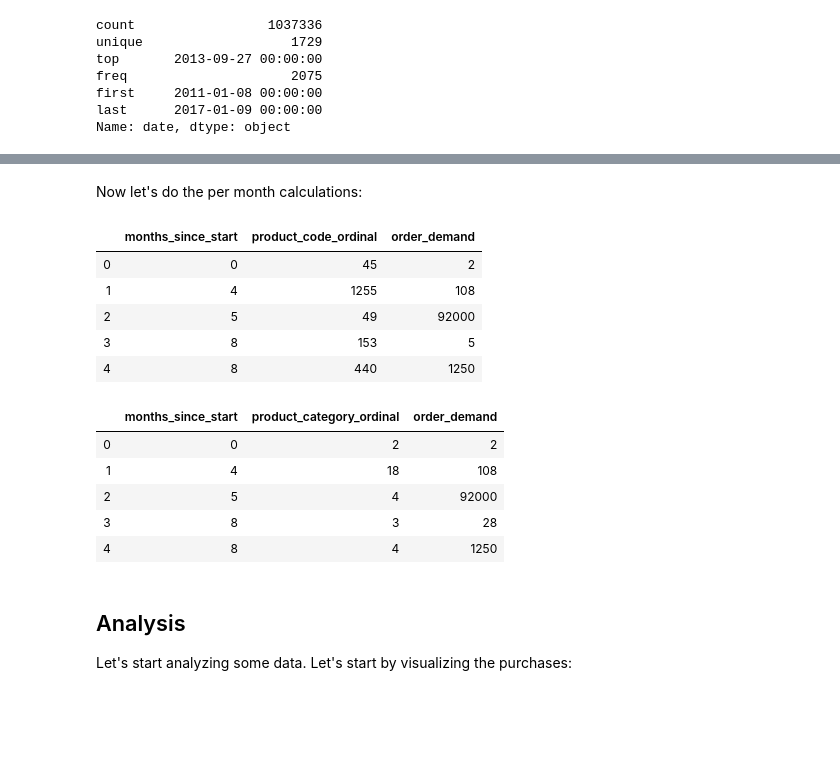
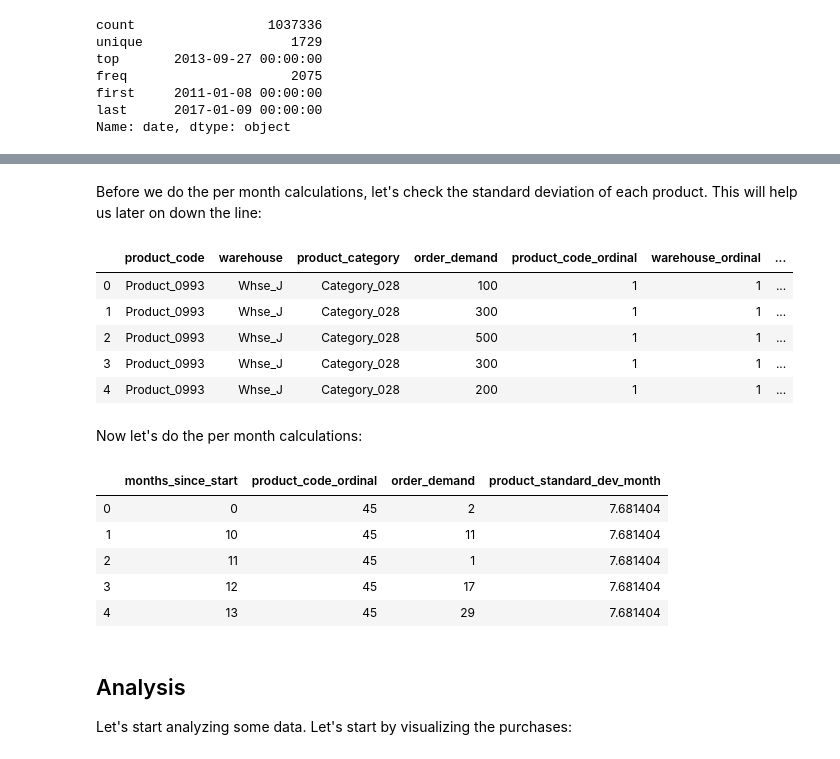
Before and after one commit to justinro-underscore/EECS731Projects, a Jupyter notebook: project5/Product Demand Analysis.ipynb, the cells around one changed output, grey strips where cells are left out. Cells and saved outputs as stored; diff of their text form; code cells hidden in the pictures; blank space fills up the shorter version.

```diff
--- a/project5/Product Demand Analysis.ipynb
+++ b/project5/Product Demand Analysis.ipynb
@@ -150,2 +163,17 @@ Start date - 2011/1
+# %% [markdown]
+Before we do the per month calculations, let's check the standard deviation of each product. This will help us later on down the line:
+# %%
+standard_deviations = product_demand_df.groupby("product_code")["order_demand"].std().reset_index()\
+    .rename(columns={"order_demand": "product_standard_dev_day"})
+standard_deviations = standard_deviations.replace(np.NaN, 0) # Make sure we have no NaN values
+product_demand_df = pd.merge(product_demand_df , standard_deviations, on=["product_code"])
+product_demand_df.head()
+# %% [output]
+|  | product_code | warehouse | product_category | order_demand | product_code_ordinal | warehouse_ordinal | ... |
+| 0 | Product_0993 | Whse_J | Category_028 | 100 | 1 | 1 | ... |
+| 1 | Product_0993 | Whse_J | Category_028 | 300 | 1 | 1 | ... |
+| 2 | Product_0993 | Whse_J | Category_028 | 500 | 1 | 1 | ... |
+| 3 | Product_0993 | Whse_J | Category_028 | 300 | 1 | 1 | ... |
+| 4 | Product_0993 | Whse_J | Category_028 | 200 | 1 | 1 | ... |
 # %% [markdown]
 Now let's do the per month calculations:
@@ -158,21 +180,19 @@ demand_categories_df = product_demand_df[["product_category_ordinal", "months_si
-# %%
-demand_products_df.head()
-# %% [output]
-|  | months_since_start | product_code_ordinal | order_demand |
-| 0 | 0 | 45 | 2 |
-| 1 | 4 | 1255 | 108 |
-| 2 | 5 | 49 | 92000 |
-| 3 | 8 | 153 | 5 |
-| 4 | 8 | 440 | 1250 |
-# %%
-demand_categories_df.head()
-# %% [output]
-|  | months_since_start | product_category_ordinal | order_demand |
-| 0 | 0 | 2 | 2 |
-| 1 | 4 | 18 | 108 |
-| 2 | 5 | 4 | 92000 |
-| 3 | 8 | 3 | 28 |
-| 4 | 8 | 4 | 1250 |
+# %%
+demand_products_month_df = product_demand_df[["product_code_ordinal", "months_since_start", "order_demand"]]\
+    .groupby(["months_since_start", "product_code_ordinal"])["order_demand"].sum().reset_index()
+# Add standard deviation feature
+standard_deviations = demand_products_month_df.groupby("product_code_ordinal")["order_demand"].std().reset_index()\
+    .rename(columns={"order_demand": "product_standard_dev_month"})
+standard_deviations = standard_deviations.replace(np.NaN, 0) # Make sure we have no NaN values
+demand_products_month_df = pd.merge(demand_products_month_df , standard_deviations, on=["product_code_ordinal"])
+demand_products_month_df.head()
+# %% [output]
+|  | months_since_start | product_code_ordinal | order_demand | product_standard_dev_month |
+| 0 | 0 | 45 | 2 | 7.681404 |
+| 1 | 10 | 45 | 11 | 7.681404 |
+| 2 | 11 | 45 | 1 | 7.681404 |
+| 3 | 12 | 45 | 17 | 7.681404 |
+| 4 | 13 | 45 | 29 | 7.681404 |
 # %% [markdown]
 ## Analysis
 Let's start analyzing some data. Let's start by visualizing the purchases:
```
Also changed, not shown: parts of 11 cells of this notebook, 1 other file.
